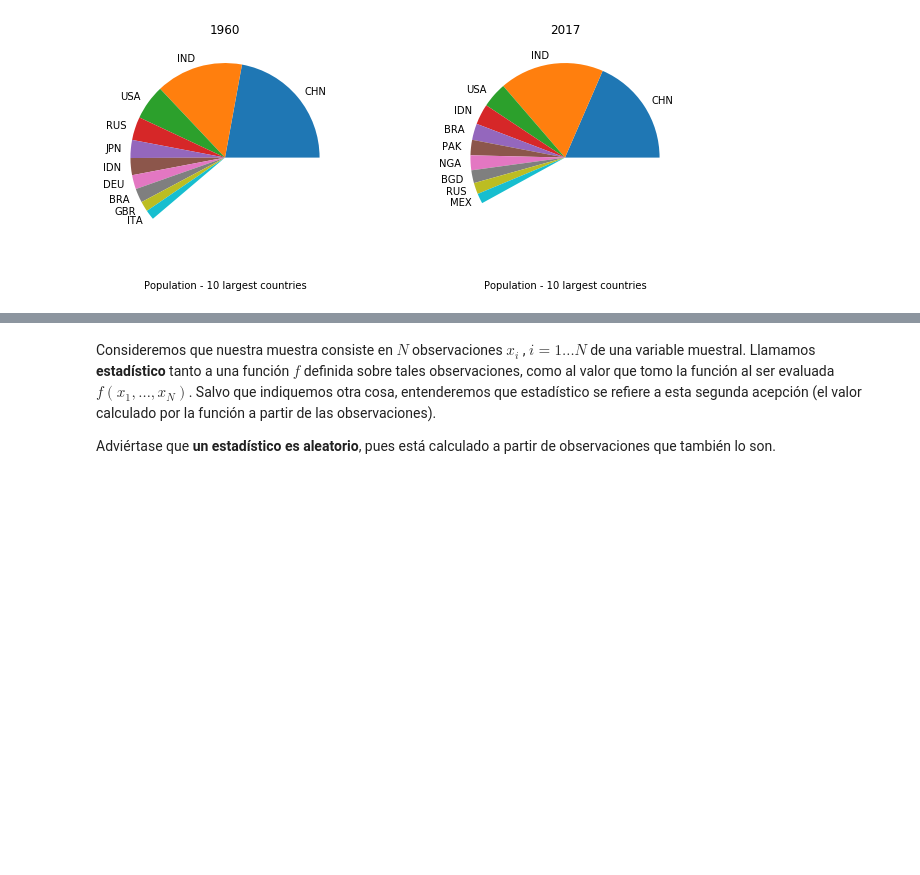
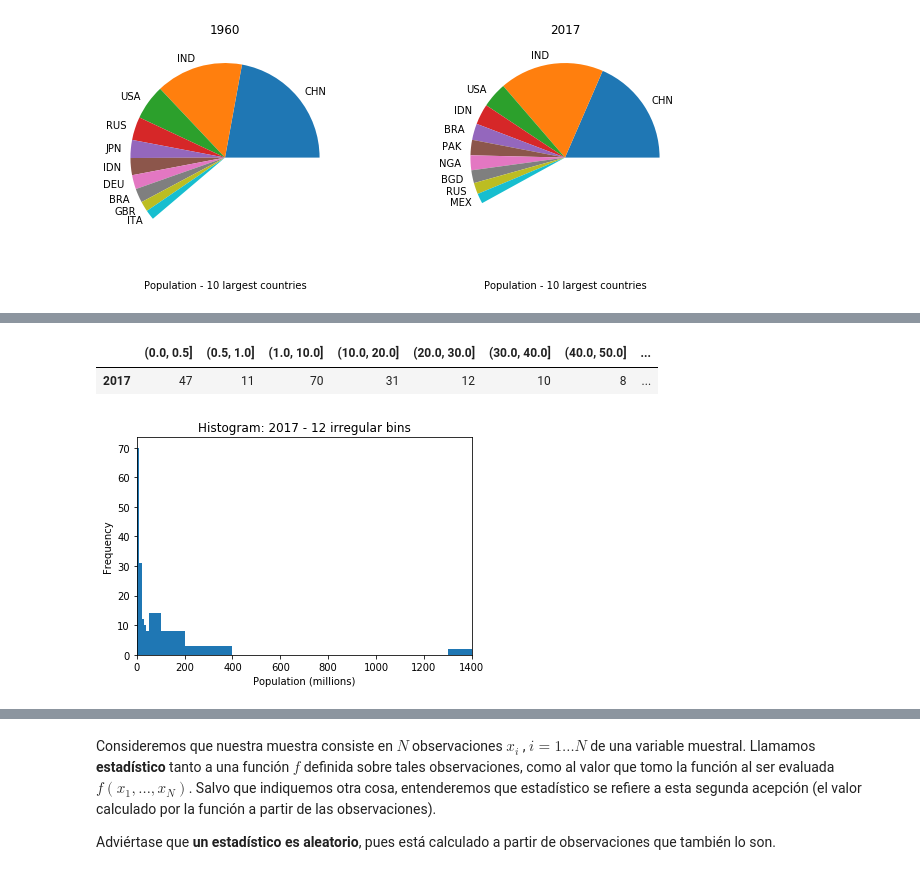
Before and after one commit to jruizalz/EPE-ULPGC, a Jupyter notebook: Bloque_1/1.AnalisisExploratorioDatos.ipynb, the cells around one changed output, grey strips where cells are left out. Saved outputs shown, nothing was run; the diff lists cells and outputs as text; code cells hidden in the pictures; blank space fills up the shorter version.

```diff
--- a/Bloque_1/1.AnalisisExploratorioDatos.ipynb
+++ b/Bloque_1/1.AnalisisExploratorioDatos.ipynb
@@ -393,0 +476,11 @@ plt.tight_layout()
+# %%
+bins_array = [0, 0.5, 1, 10, 20, 30, 40, 50, 100, 200, 400, 1300, 1400]
+pd.DataFrame(pd.cut(popul_countries['2017'], bins_array).value_counts(sort=False)).T
+# %% [output]
+|  | (0.0, 0.5] | (0.5, 1.0] | (1.0, 10.0] | (10.0, 20.0] | (20.0, 30.0] | (30.0, 40.0] | (40.0, 50.0] | ... |
+| 2017 | 47 | 11 | 70 | 31 | 12 | 10 | 8 | ... |
+# %%
+popul_countries['2017'].plot.hist(bins=bins_array)
+plt.xlabel('Population (millions)'), plt.xlim(0,1400), plt.title('Histogram: 2017 - 12 irregular bins');
+# %% [output]
+[figure, added]
```
Also changed, not shown: parts of 34 cells of this notebook, 1 other file.
